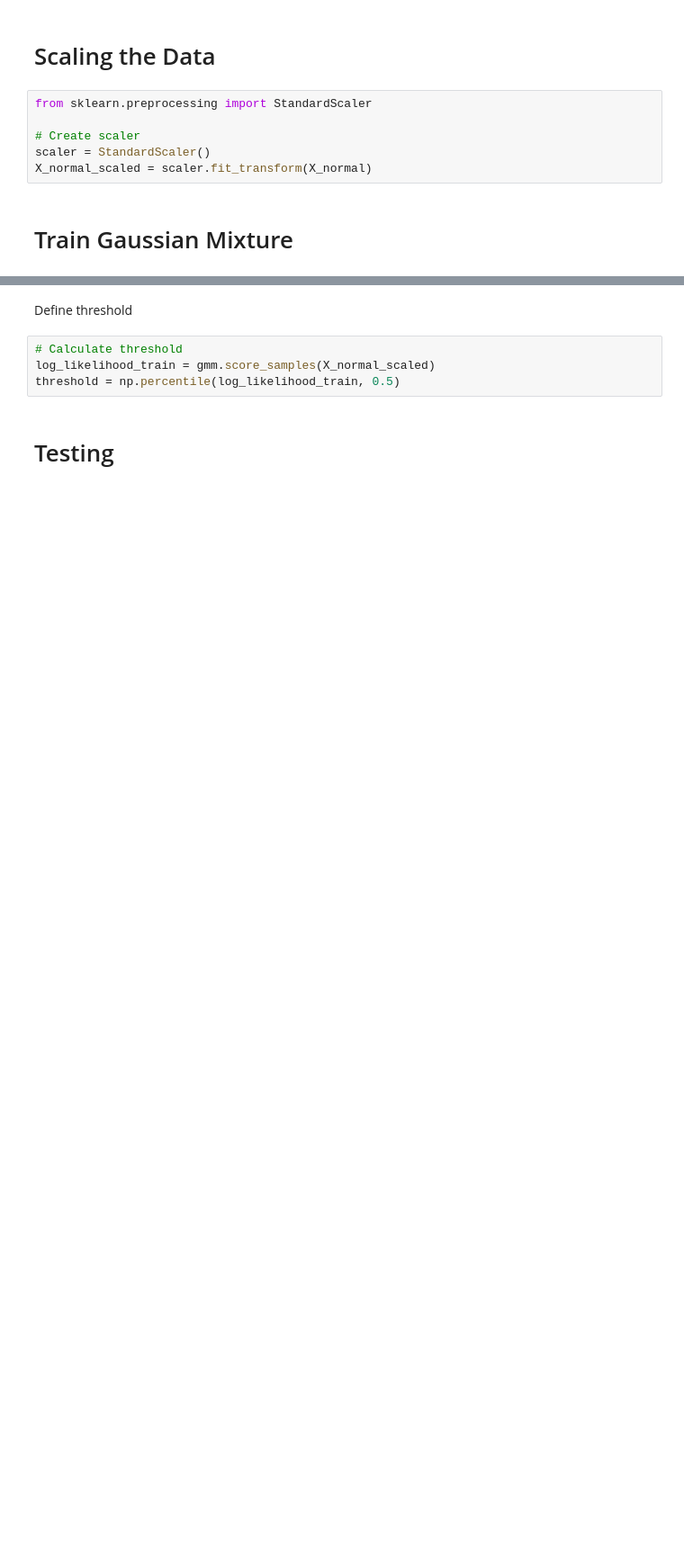
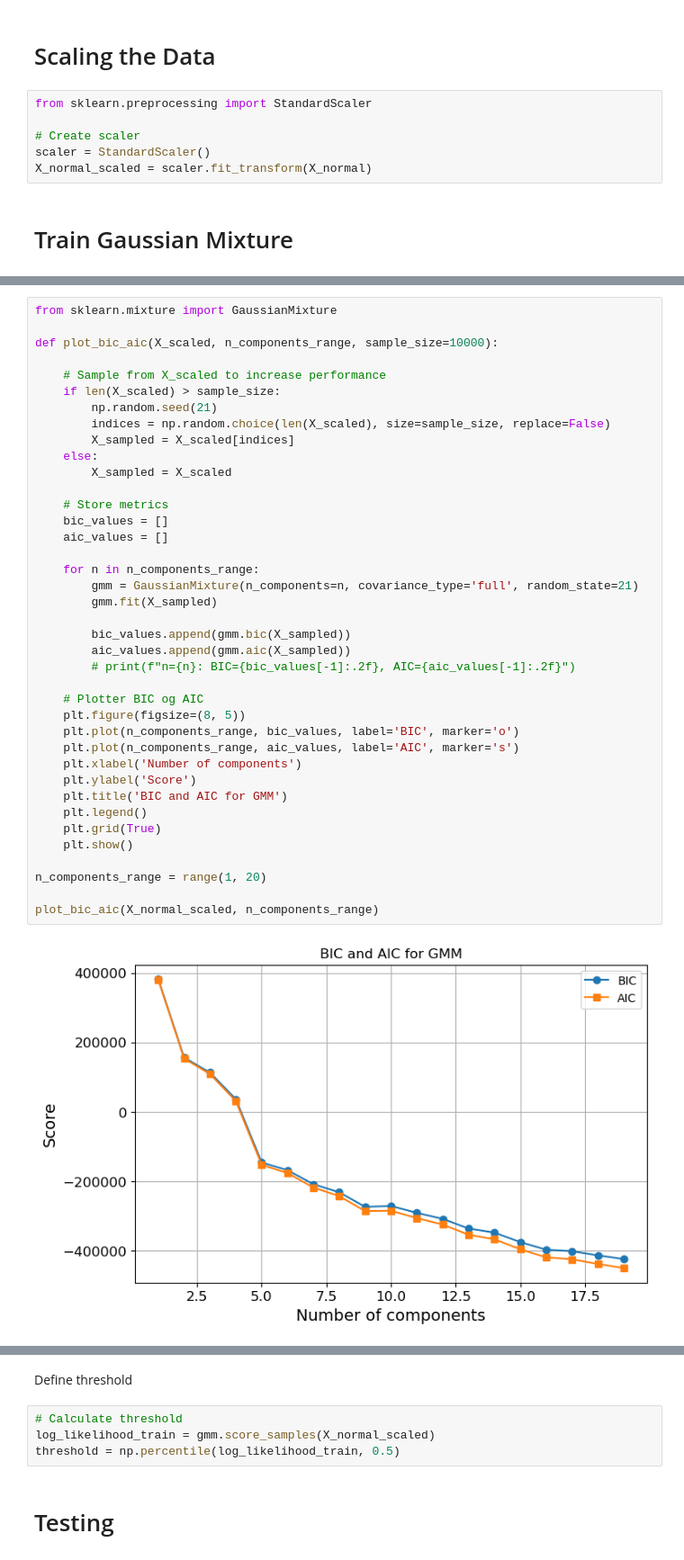
Before and after one commit to Hakonimatata/MachineLearningV2, a Jupyter notebook: Assignment_2/A2_Robotics.ipynb, the cells around one changed output, grey strips where cells are left out. Shown: that part at 90% size. Cells and saved outputs as stored; diff of their text form; blank space fills up the shorter version.

```diff
--- a/Assignment_2/A2_Robotics.ipynb
+++ b/Assignment_2/A2_Robotics.ipynb
@@ -185,0 +188,41 @@ GaussianMixture(n_components=6, random_state=21)
+# %%
+from sklearn.mixture import GaussianMixture
+
+def plot_bic_aic(X_scaled, n_components_range, sample_size=10000):
+
+    # Sample from X_scaled to increase performance
+    if len(X_scaled) > sample_size:
+        np.random.seed(21)
+        indices = np.random.choice(len(X_scaled), size=sample_size, replace=False)
+        X_sampled = X_scaled[indices]
+    else:
+        X_sampled = X_scaled
+
+    # Store metrics
+    bic_values = []
+    aic_values = []
+
+    for n in n_components_range:
+        gmm = GaussianMixture(n_components=n, covariance_type='full', random_state=21)
+        gmm.fit(X_sampled)
+
+        bic_values.append(gmm.bic(X_sampled))
+        aic_values.append(gmm.aic(X_sampled))
+        # print(f"n={n}: BIC={bic_values[-1]:.2f}, AIC={aic_values[-1]:.2f}")
+
+    # Plotter BIC og AIC
+    plt.figure(figsize=(8, 5))
+    plt.plot(n_components_range, bic_values, label='BIC', marker='o')
+    plt.plot(n_components_range, aic_values, label='AIC', marker='s')
+    plt.xlabel('Number of components')
+    plt.ylabel('Score')
+    plt.title('BIC and AIC for GMM')
+    plt.legend()
+    plt.grid(True)
+    plt.show()
+
+n_components_range = range(1, 20)
+
+plot_bic_aic(X_normal_scaled, n_components_range)
+# %% [output]
+[figure, added]
```
Also changed, not shown: parts of 4 cells of this notebook, 1 other file.
